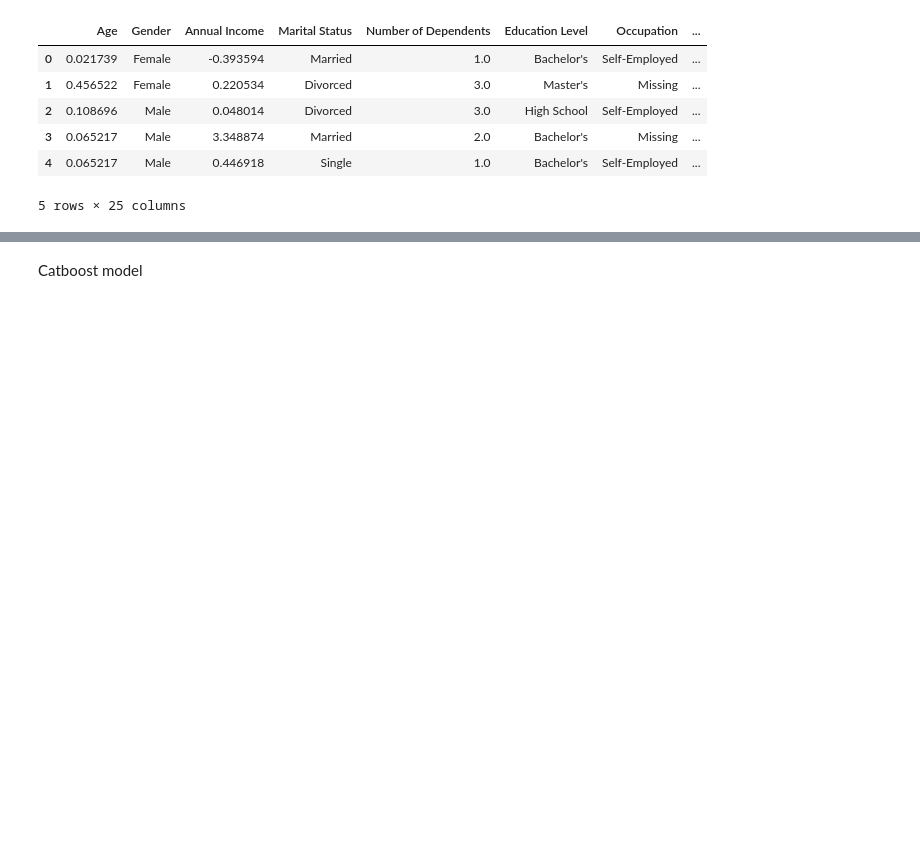
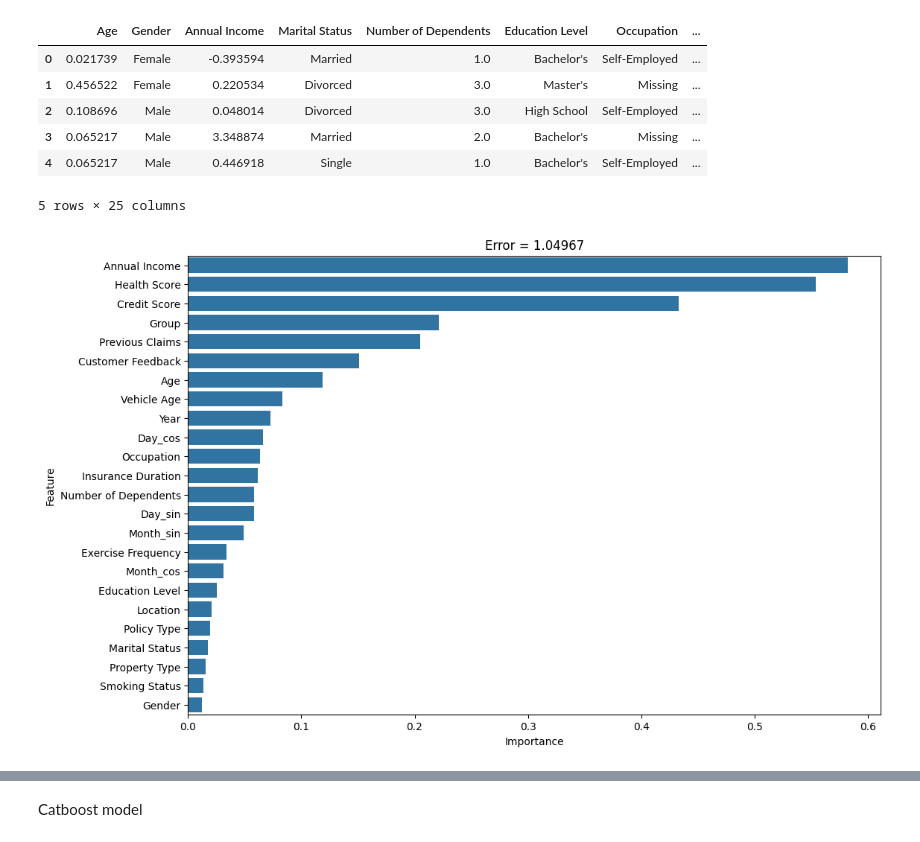
Before and after one commit to francesco481/predict-insurance, a Jupyter notebook: train_model.ipynb, the cells around one changed output, grey strips where cells are left out. Saved outputs shown, nothing was run; the diff lists cells and outputs as text; code cells hidden in the pictures; blank space fills up the shorter version.

```diff
--- a/train_model.ipynb
+++ b/train_model.ipynb
@@ -279,61 +279,32 @@ def rmsLe(y_true, y_pred):
 # study = optuna.create_study(direction='minimize')
 # study.optimize(objective, n_trials=5)
 # %%
-# from catboost import CatBoostRegressor
+best_params = {'n_estimators': 700, 'learning_rate': 0.006002641114390338, 'num_leaves': 42, 'max_depth': 15, 'min_child_samples': 72,
+               'subsample': 0.7200344333898133, 'colsample_bytree': 0.6986521753741868, 'reg_alpha': 0.0013223748424590466,
+               'reg_lambda': 0.40630468090624405}
 
-# for col in categorical_columns:
-#     # Ensure the column exists in both datasets
-#     if col in X_train.columns and col in X_ref.columns:
-#         if X_train[col].dtype.name == "category":
-#             # Check if "missing" is already a category
-#             if "missing" not in X_train[col].cat.categories:
-#                 X_train[col] = X_train[col].cat.add_categories(["missing"])
-#                 X_ref[col] = X_ref[col].cat.add_categories(["missing"])
+#Training LGBMRegressor Model - It is known for being fast and efficient in training, especially on large datasets.
+lgbm_model = LGBMRegressor(**best_params, verbose=-1, n_jobs=-1)
+lgbm_model.fit(X_train, np.log1p(y_train))#this log is recommended when the distribution is skewed
 
-#         # Handle missing values and convert to string
-#         X_train[col] = X_train[col].fillna("missing").astype(str)
-#         X_ref[col] = X_ref[col].fillna("missing").astype(str)
+#Make predictions
+test_preds = lgbm_model.predict(X_ref)
+test_preds = np.expm1(test_preds)
 
-# # Process all categorical features to ensure consistency
-# for col in categorical_columns:
-#     X_train[col] = X_train[col].fillna("missing").astype(str)
-#     X_ref[col] = X_ref[col].fillna("missing").astype(str)
+error_lgbm = rmsLe(y_ref, test_preds)
 
-# cat_features = categorical_columns
+#Visualising the importance of each field of the dataset in determing the Premium Amount
+importances = lgbm_model.feature_importances_
+norm_importances = importances / np.linalg.norm(importances)
+features = X.columns
+importance_df = pd.DataFrame({'Feature': features, 'Importance': norm_importances})
+importance_df.sort_values(by='Importance', ascending=False, inplace=True)
 
-# best_params_catboost = {'iterations': 50, 'learning_rate': 0.006002641114390338, 'depth': 15, 'l2_leaf_reg': 0.40630468090624405,
-#     'subsample': 0.7200344333898133, 'colsample_bylevel': 0.6986521753741868, 'min_data_in_leaf': 72, 'random_state': 42,
-#     'cat_features': categorical_columns, 'verbose': 200}
-
-# catboost_model = CatBoostRegressor(**best_params_catboost)
-
-# best_params = {'n_estimators': 700, 'learning_rate': 0.006002641114390338, 'num_leaves': 42, 'max_depth': 15, 'min_child_samples': 72,
-#                'subsample': 0.7200344333898133, 'colsample_bytree': 0.6986521753741868, 'reg_alpha': 0.0013223748424590466,
-#                'reg_lambda': 0.40630468090624405}
-
-# #Training LGBMRegressor Model - It is known for being fast and efficient in training, especially on large datasets.
-# LGBMR_model = LGBMRegressor(**best_params, verbose=-1, n_jobs=-1)
-# LGBMR_model.fit(X_train, np.log1p(y_train))#this log is recommended when the distribution is skewed
-
-# #Make predictions
-# test_preds = LGBMR_model.predict(X_ref)
-# test_preds = np.expm1(test_preds)
-
-# error_lgbm = rmsLe(y_ref, test_preds)
-
-# # sample_submission['Premium Amount'] = test_preds
-# # sample_submission.to_csv('submission1.csv', index=False)
-
-# #Visualising the importance of each field of the dataset in determing the Premium Amount
-# importances = LGBMR_model.feature_importances_
-# norm_importances = importances / np.linalg.norm(importances)
-# features = X.columns
-# importance_df = pd.DataFrame({'Feature': features, 'Importance': norm_importances})
-# importance_df.sort_values(by='Importance', ascending=False, inplace=True)
-
-# plt.figure(figsize=(12, 8))
-# sns.barplot(x='Importance', y='Feature', data=importance_df)
-# plt.title('Error = {:.5f}'.format(error_lgbm))
-# plt.show()
-# Error = 1.05377
+plt.figure(figsize=(12, 8))
+sns.barplot(x='Importance', y='Feature', data=importance_df)
+plt.title('Error = {:.5f}'.format(error_lgbm))
+plt.show()
+#Error 1.04967
+# %% [output]
+[figure, added]
 # %%
```
Also changed, not shown: parts of 1 cell of this notebook.
